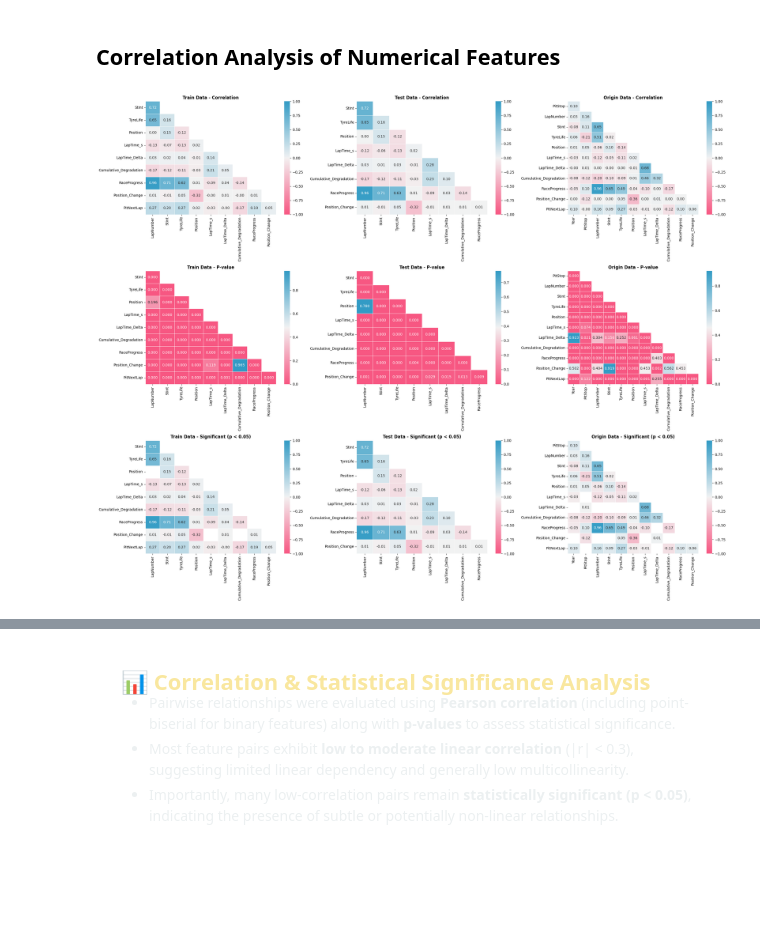
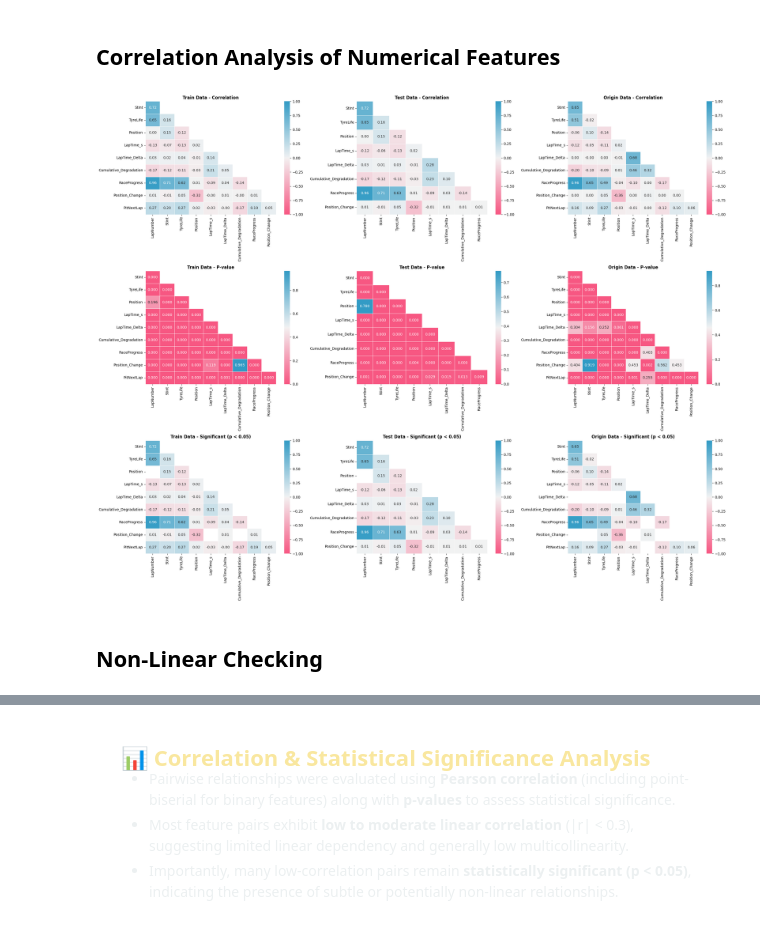
Before and after one commit to daominhthuan42/kaggle-portfolio, a Jupyter notebook: 42-predicting-f1-pit-stops/f1-pit-stops-eda-detail-ml.ipynb, the cells around one changed output, grey strips where cells are left out. Saved outputs shown, nothing was run; the diff lists cells and outputs as text; code cells hidden in the pictures; blank space fills up the shorter version.

```diff
--- a/42-predicting-f1-pit-stops/f1-pit-stops-eda-detail-ml.ipynb
+++ b/42-predicting-f1-pit-stops/f1-pit-stops-eda-detail-ml.ipynb
@@ -204,9 +206,9 @@ class CFG:
     ID_COLUMN = "id"
 
     # ===== Data paths =====
-    ORIGINAL_DATA = "f1_strategy_dataset_v4.csv"
-    TRAIN_DATA = "train.csv"
-    TEST_DATA = "test.csv"
+    ORIGINAL_DATA = "/kaggle/input/datasets/aadigupta1601/f1-strategy-dataset-pit-stop-prediction/f1_strategy_dataset_v4.csv"
+    TRAIN_DATA = "/kaggle/input/competitions/playground-series-s6e5/train.csv"
+    TEST_DATA = "/kaggle/input/competitions/playground-series-s6e5/test.csv"
 
     # ===== Plot colors =====
     COLORS = {
@@ -564,9 +566,18 @@ common_cols = [col for col in df_train.columns if col in df_original.columns]
 df_original = df_original[common_cols]
 
 # Display information about the DataFrames
-for name, df in datasets.items():
-    df = CFG.convert_cat(features=cat_features, df=df)
-    df = CFG.reduce_mem_usage(cols=num_features, df=df)
-    logger.info(f"{name} Data Info")
-    df.info()
+logger.info(f"Train Data Info")
+df_train = CFG.convert_cat(features=cat_features, df=df_train)
+df_train = CFG.reduce_mem_usage(cols=num_features, df=df_train)
+df_train.info()
+
+logger.info(f"Original Data Info")
+df_original = CFG.convert_cat(features=cat_features, df=df_original)
+df_original = CFG.reduce_mem_usage(cols=num_features, df=df_original)
+df_original.info()
+
+logger.info(f"Test Data Info")
+df_test = CFG.convert_cat(features=cat_features, df=df_test)
+df_test = CFG.reduce_mem_usage(cols=num_features, df=df_test)
+df_test.info()
 # %% [output]
@@ -2381,6 +2392,7 @@ def _compute_corr_pval(df):
 
     # Select only numeric columns
     cols = df.select_dtypes(include=np.number).columns
+    cols = [col for col in cols if df[col].dtype != "category"]
 
     # Initialize empty matrices
     corr_matrix = pd.DataFrame(index=cols, columns=cols, dtype=float)
@@ -2525,31 +2537,33 @@ def plot_correlation_with_pvalue(df_train, df_origin, df_test,
             cmap=cmap,
             linewidths=0.5,
             linecolor="white",
             ax=ax[1, col]
         )
         ax[1, col].set_title(f"{title} - P-value", weight="bold")
 
         # =========================
         # 3. Significant correlations only
         # =========================
         sig = pval < 0.05  # significance threshold
 
         sns.heatmap(
             corr.where(sig),  # mask non-significant values
             mask=mask,
             annot=True,
             fmt=".2f",
             cmap=cmap,
             vmin=-1, vmax=1,
             linewidths=0.5,
             linecolor="white",
             ax=ax[2, col]
         )
         ax[2, col].set_title(f"{title} - Significant (p < 0.05)", weight="bold")
 
     plt.tight_layout()
     plt.show()
 
 plot_correlation_with_pvalue(df_train=df_train, df_origin=df_original, df_test=df_test)
 # %% [output]
-[figure, old version]
+[figure, new version]
+# %% [markdown]
+## Non-Linear Checking
```
Also changed, not shown: parts of 27 cells of this notebook, 3 other files.
